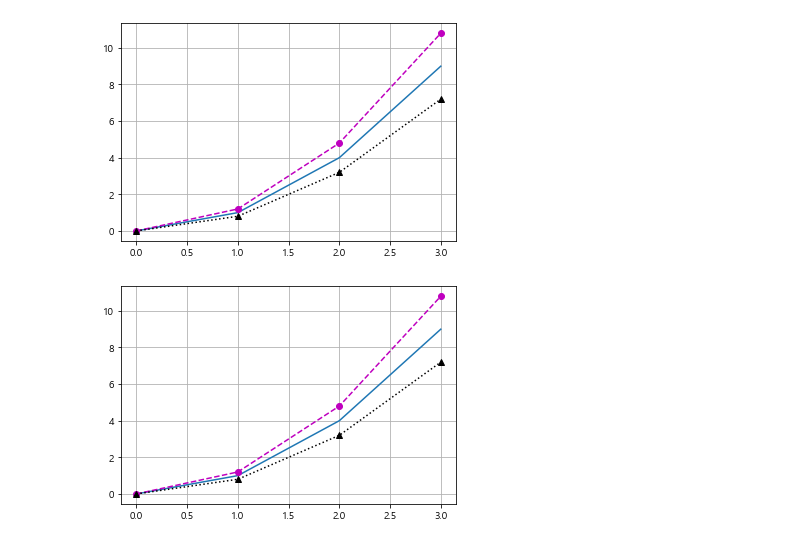
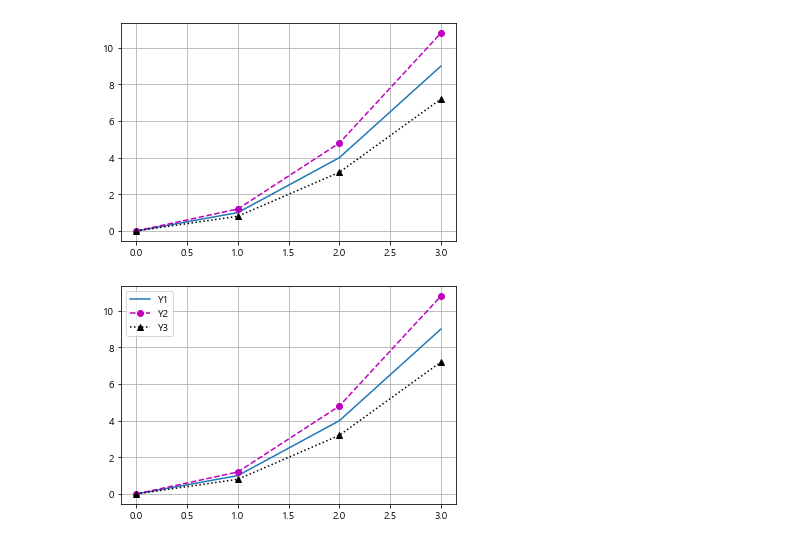
Before and after one commit to sunny-ieum/Data-Analysis-2021-1, a Jupyter notebook: 02.Visualization/02_그래프_기본.ipynb, the cells around one changed output. Drawn from its saved outputs; the diff is of its cells as text; code cells hidden in the pictures.

Commit message:
graph

```diff
--- a/02.Visualization/02_그래프_기본.ipynb
+++ b/02.Visualization/02_그래프_기본.ipynb
@@ -5,8 +5,8 @@ import matplotlib as mpl
 import matplotlib.pyplot as plt
 %matplotlib inline
 
-mpl.rcParams['axes.unicode_minus'] = False # minus 표시
-plt.rcParams["font.family"] = 'Malgun Gothic'
+mpl.rcParams['axes.unicode_minus'] = False   # minus 표시
+mpl.rcParams["font.family"] = 'Malgun Gothic'
 # %% [markdown]
 1. Line Plot
 # %%
@@ -36,15 +37,11 @@ plt.show()
 # %% [output]
 [figure]
 # %%
-import numpy as np
-X = np.arange(4)
-Y1 = X * X
-Y2 = 1.2 * X * X
-Y3 = 0.8 * X * X
 plt.plot(X, Y1, label='Y1')
-plt.plot(X, Y2, color='m',marker='o', linestyle='--', label='Y2')
+plt.plot(X, Y2, c='m', marker='o', ls='--', label='Y2')
 plt.plot(X, Y3, 'k^:', label='Y3')
 plt.grid()
+plt.legend()
 plt.show()
 # %% [output]
-[figure, old version]
+[figure, new version]
```
Also changed, not shown: parts of 8 cells of this notebook, 2 other files.
